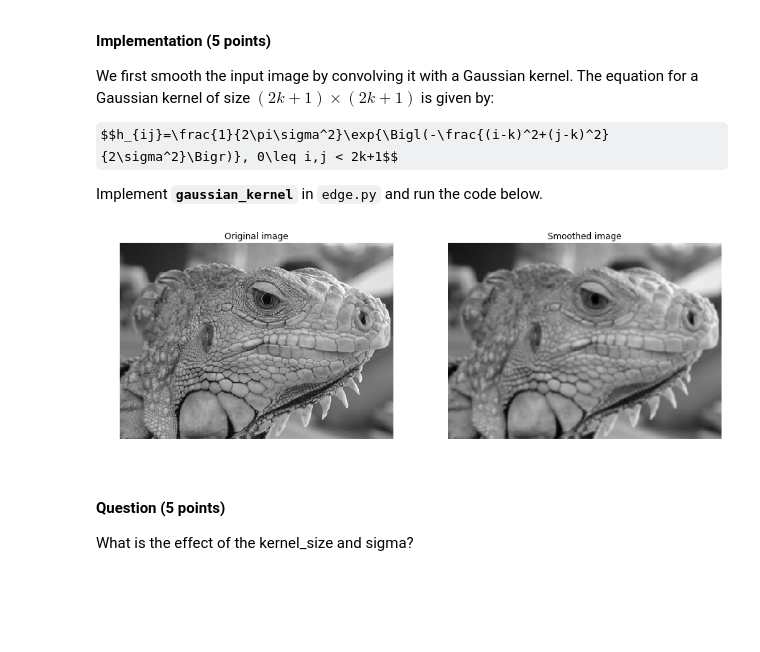
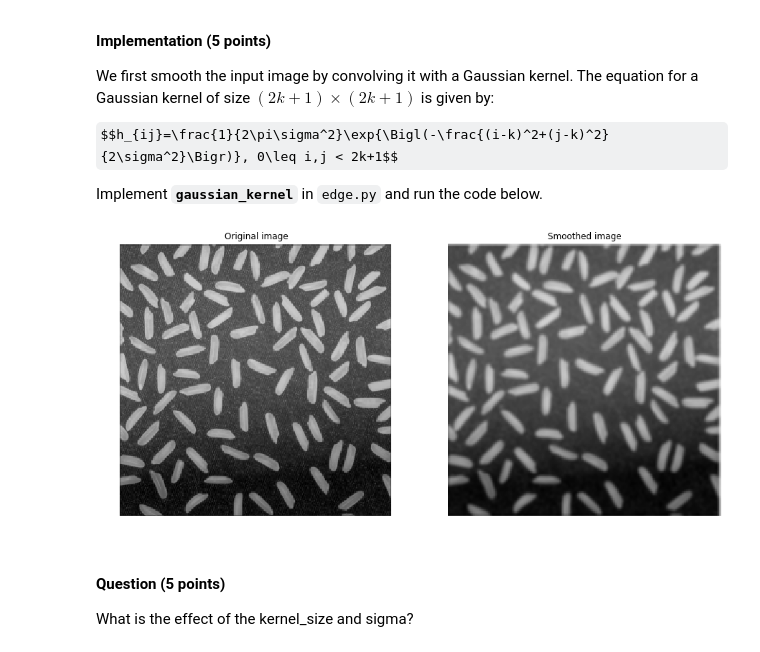
Before and after one commit to sunshiding/CS131, a Jupyter notebook: Homework2/hw2.ipynb, the cells around one changed output. Cells and saved outputs as stored; diff of their text form; code cells hidden in the pictures; some formulas as TeX source; blank space fills up the shorter version.

```diff
--- a/Homework2/hw2.ipynb
+++ b/Homework2/hw2.ipynb
@@ -56,30 +53,30 @@ if not np.allclose(kernel, kernel_test):
 # %%
 # Test with different kernel_size and sigma
 kernel_size = 5
 sigma = 1.4
 
 # Load image
-img = io.imread('iguana.png', as_grey=True)
+img = io.imread('rice.png', as_grey=True)
 
 # Define 5x5 Gaussian kernel with std = sigma
 kernel = gaussian_kernel(kernel_size, sigma)
 
 # Convolve image with kernel to achieve smoothed effect
 smoothed = conv(img, kernel)
 
 plt.subplot(1,2,1)
 plt.imshow(img)
 plt.title('Original image')
 plt.axis('off')
 
 plt.subplot(1,2,2)
 plt.imshow(smoothed)
 plt.title('Smoothed image')
 plt.axis('off')
 
 plt.show()
 # %% [output]
-[figure, old version]
+[figure, new version]
 # %% [markdown]
 #### Question (5 points)
 What is the effect of the kernel_size and sigma?
```
Also changed, not shown: parts of 10 cells of this notebook, 1 other file.
